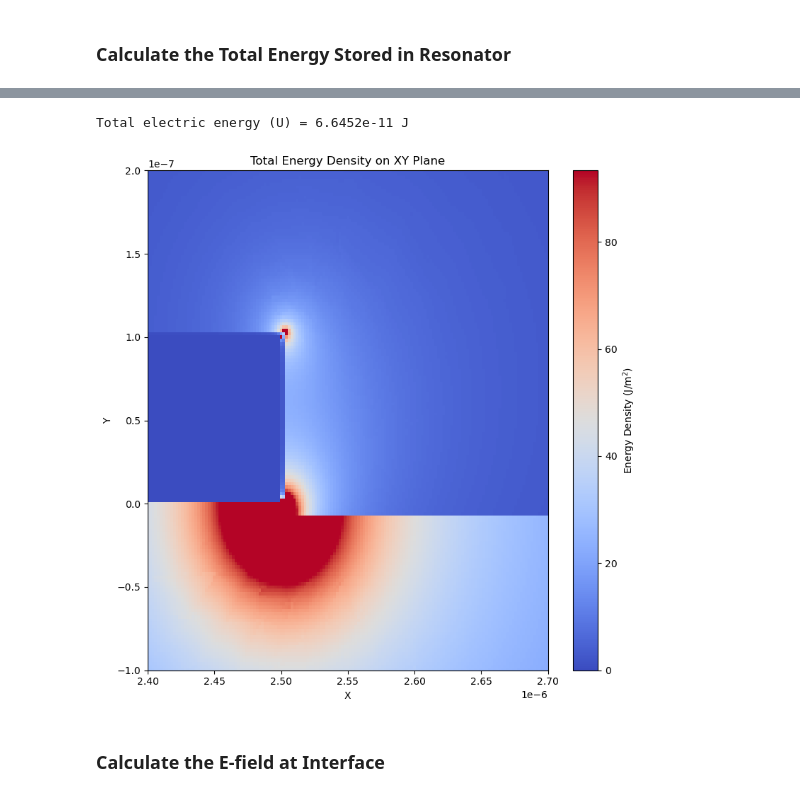
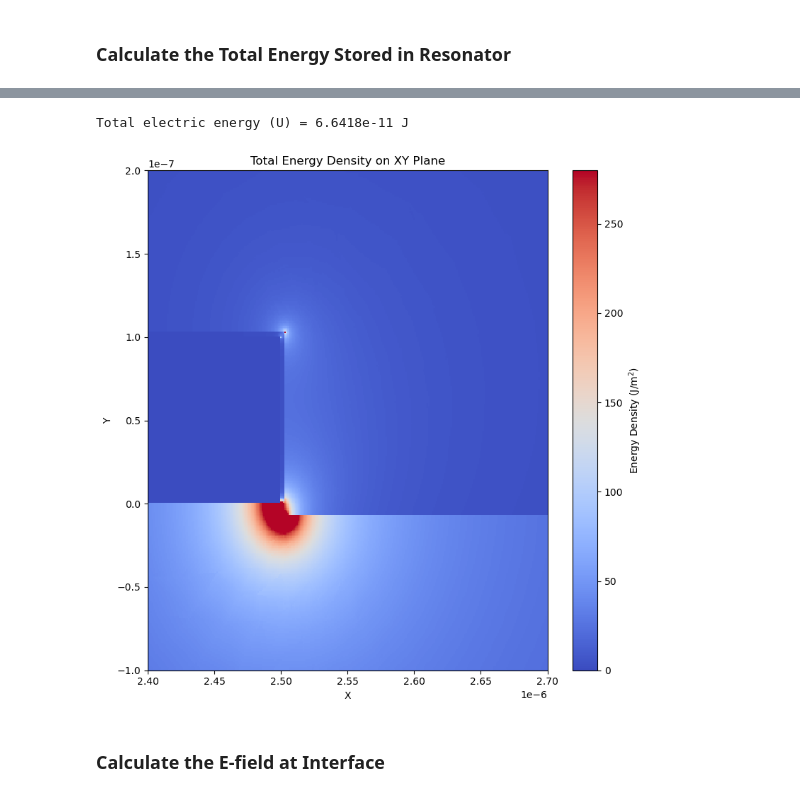
Before and after one commit to WeiRenSyong/Participation_Ratio_Calculation, a Jupyter notebook: Participation_Ratios_Calculation.ipynb, the cells around one changed output, grey strips where cells are left out. Cells and saved outputs as stored; diff of their text form; code cells hidden in the pictures.

```diff
--- a/Participation_Ratios_Calculation.ipynb
+++ b/Participation_Ratios_Calculation.ipynb
@@ -9,8 +9,8 @@ import pandas as pd
 # %%
 # Define folder and file name separately
 folder = r'C:\Users\user\Desktop\CU Boulder Life\博二下\McRae_Lab\Ring Resonators in a Coffin-style Microwave Package\Apr_16_Cross_Section\follow_paper'
-efile = r'E_sq_halfview_0P002um'
-dfile = r'D_sq_halfview_0P002um'
+efile = r'E_sq_halfview_0P001um'
+dfile = r'D_sq_halfview_0P001um'
 
 efile_path = os.path.join(folder, efile)
 dfile_path = os.path.join(folder, dfile)
@@ -146,35 +146,35 @@ energy_density = E2 * epsilon_r_grid * epsilon_0  # shape = (Ny, Nx)
 
 # Calculate grid spacing (assumes uniform grid)
 dx = np.mean(np.diff(x_unique))
 dy = np.mean(np.diff(y_unique))
 
 # Integrate over x and y
 total_energy = np.nansum(energy_density) * dx * dy
 
 print(f"Total electric energy (U) = {total_energy:.4e} J")
 
 
 ###################################
 #### Plot total energy density ####
 ###################################
 # Clip color scale
 vmin = 0
-vmax = np.nanpercentile(energy_density, 99.99)
+vmax = np.nanpercentile(energy_density, 99.999)
 
 # Plot
 plt.figure(figsize=(8, 8))
 plt.pcolormesh(X, Y, energy_density, shading='auto', cmap='coolwarm', vmin=vmin, vmax=vmax)
 plt.xlabel('X')
 plt.ylabel('Y')
 plt.title(r'Total Energy Density on XY Plane')
 plt.colorbar(label=r'Energy Density (J/m$^2$)')
 plt.xlim([2.4E-6, 2.7E-6])
 plt.ylim([-0.1E-6, 0.2E-6])
 # plt.axis('equal')
 plt.tight_layout()
 plt.show()
 # %% [output]
-Total electric energy (U) = 6.6452e-11 J
+Total electric energy (U) = 6.6418e-11 J
-[figure, old version]
+[figure, new version]
 # %% [markdown]
 ### Calculate the E-field at Interface
```
Also changed, not shown: parts of 7 cells of this notebook.
